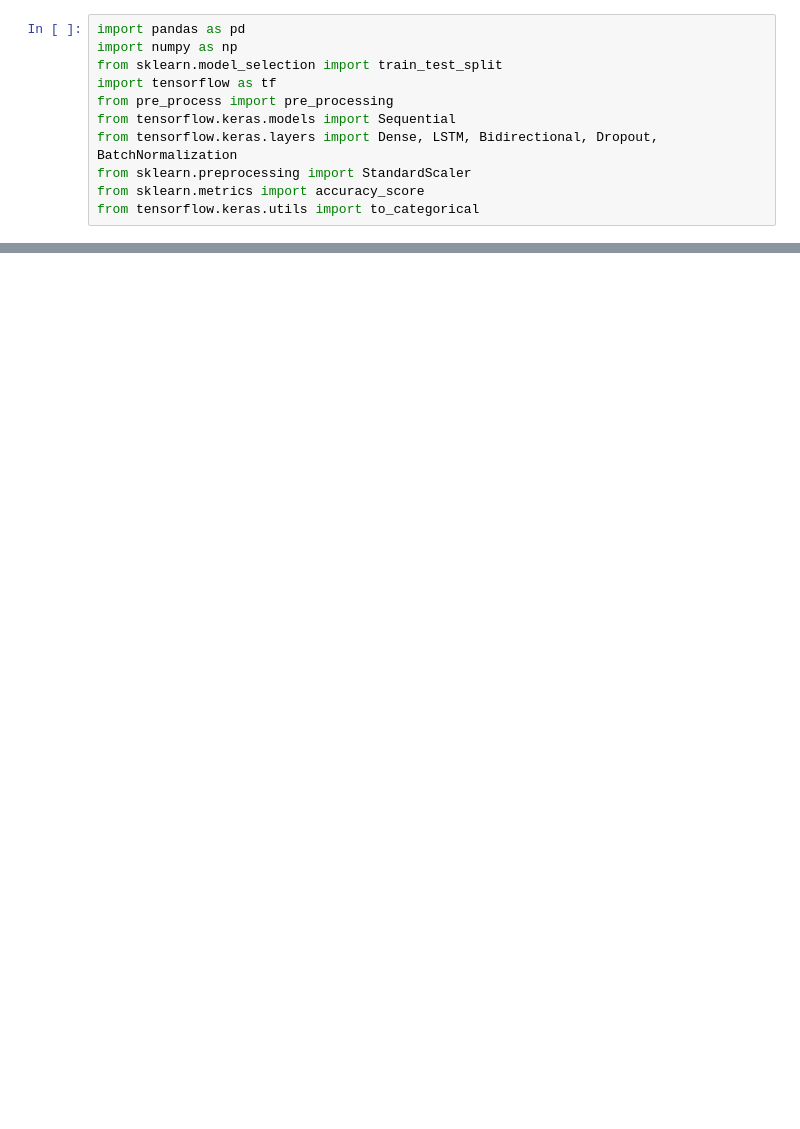
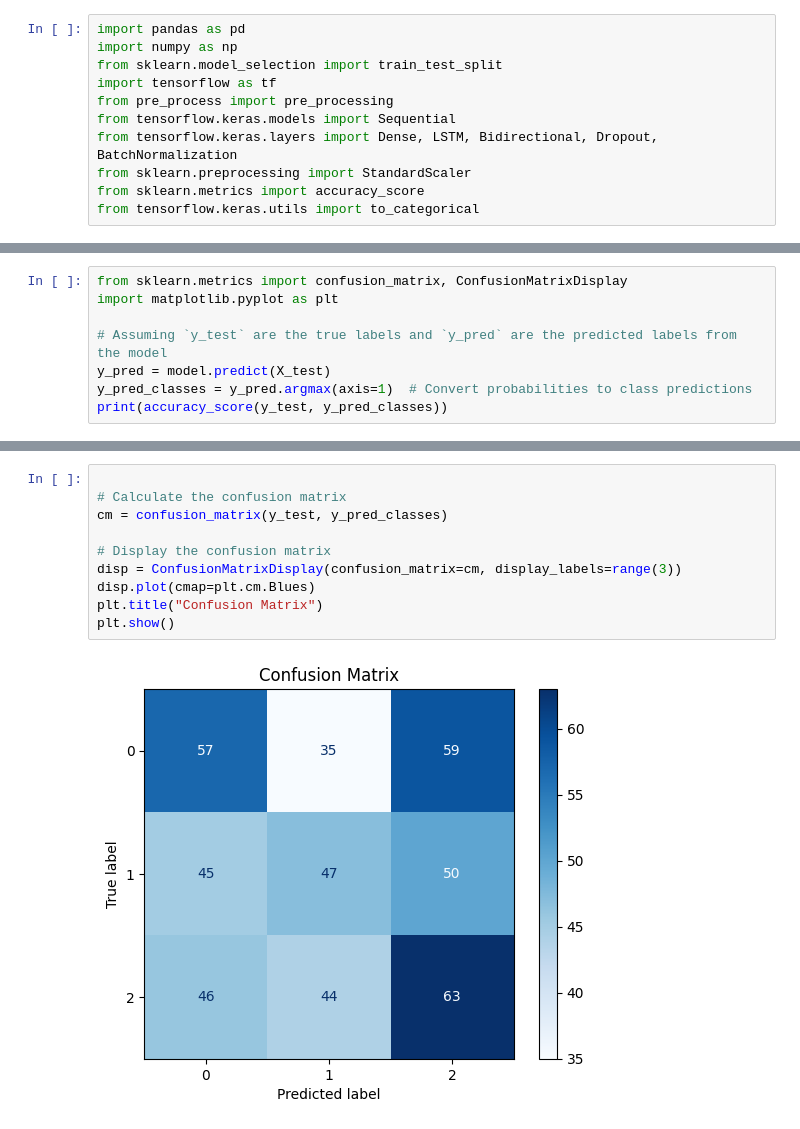
Before and after one commit to Sg0107/SAI, a Jupyter notebook: Day2/main.ipynb, the cells around one changed output, grey strips where cells are left out. Drawn from its saved outputs; the diff is of its cells as text; blank space fills up the shorter version.

```diff
--- a/Day2/main.ipynb
+++ b/Day2/main.ipynb
@@ -87,0 +99,8 @@ Epoch 38/50
+# %%
+from sklearn.metrics import confusion_matrix, ConfusionMatrixDisplay
+import matplotlib.pyplot as plt
+
+# Assuming `y_test` are the true labels and `y_pred` are the predicted labels from the model
+y_pred = model.predict(X_test)
+y_pred_classes = y_pred.argmax(axis=1)  # Convert probabilities to class predictions
+print(accuracy_score(y_test, y_pred_classes))
@@ -100,0 +122,12 @@ plt.show()
+# %%
+
+# Calculate the confusion matrix
+cm = confusion_matrix(y_test, y_pred_classes)
+
+# Display the confusion matrix
+disp = ConfusionMatrixDisplay(confusion_matrix=cm, display_labels=range(3))
+disp.plot(cmap=plt.cm.Blues)
+plt.title("Confusion Matrix")
+plt.show()
+# %% [output]
+[figure, added]
```
Also changed, not shown: parts of 12 cells of this notebook, 38 other files.
